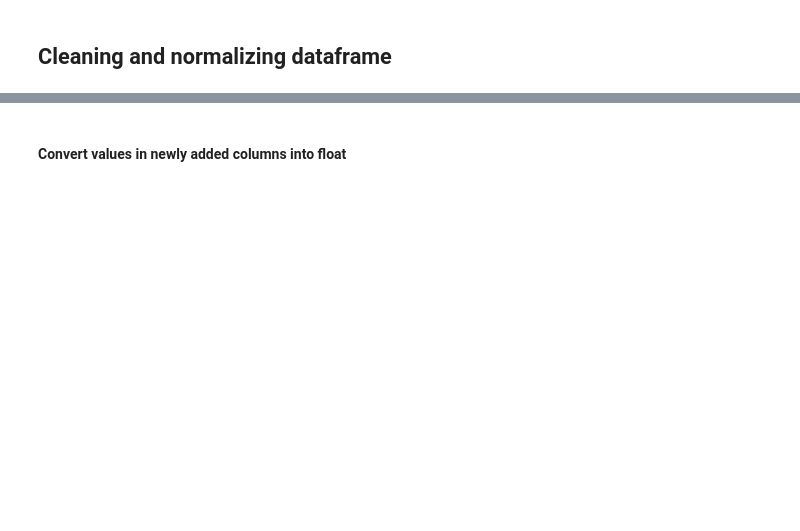
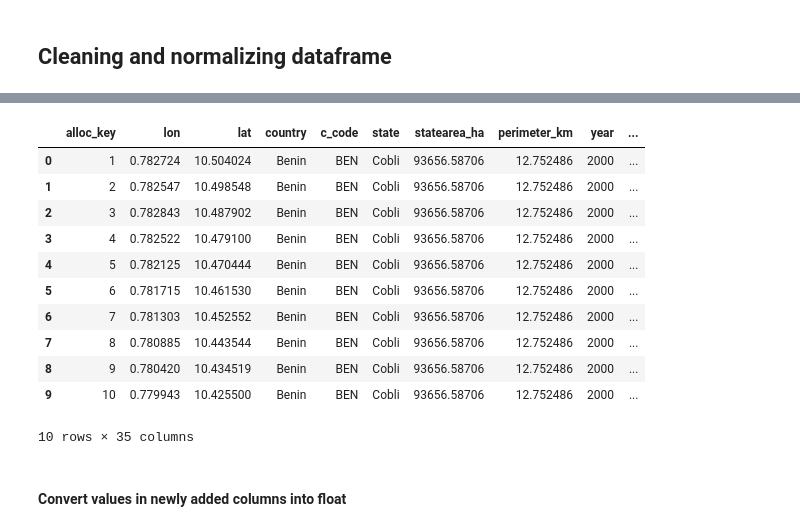
Before and after one commit to akorkovelos/agrodem, a Jupyter notebook: agrodem_preprocessing/Downscaling/Downscaling_prepping/FLAT prepping.ipynb, the cells around one changed output, grey strips where cells are left out. Saved outputs shown, nothing was run; the diff lists cells and outputs as text; code cells hidden in the pictures; blank space fills up the shorter version.

```diff
--- a/agrodem_preprocessing/Downscaling/Downscaling_prepping/FLAT prepping.ipynb
+++ b/agrodem_preprocessing/Downscaling/Downscaling_prepping/FLAT prepping.ipynb
@@ -113,7 +145,7 @@ df_osgb.to_file(os.path.join(path,"{c}.shp".format(c="Ben_Maize_2018_admin2_new"
 ## Extracting raster input to csv
 # %%
 #raster_path = r"N:\Agrodem\Downscaling\Input_Data\rasters"
-raster_path = r"C:\Oluchi\Downscaling\Input_Data\raster"
+raster_path = r"C:\Oluchi\Downscaling\Input_Data\raster_new"
 raster_files =[]
 #csvoutpath = r"N:\Agrodem\Downscaling\Output_Data\FLAT_input\1km_Rice"
 csvoutpath = r"C:\Oluchi\Downscaling\Output_Data\FLAT_Input\1km_Maize"
@@ -125,7 +157,7 @@ for i in os.listdir(raster_path):
         raster_files.append(i)
 
 #shp_filename = r"N:\Agrodem\Downscaling\Output_Data\FAO_AgroMap_Crops\shapefiles\Moz_Rice_Harv_2000_admin2_1km.shp"
-shp_filename = r"C:\Benin\agrodem_preprocessing\Downscaling\Output_Data\Ben_Maize_2018_admin2_new.shp"
+shp_filename = r'C:\Github\agrodem\agrodem_preprocessing\Downscaling\Downscaling_prepping\Ben_Maize_Harv_2000_admin2_1km_new.shp'
 print ("Extracting raster values to points...")
 
 for i in raster_files:
@@ -149,8 +181,7 @@ for i in raster_files:
         px = int((mx - gt[0]) / gt[1]) #x pixel
         py = int((my - gt[3]) / gt[5]) #y pixel
 
-
-        intval=rb.ReadAsArray()
+        intval=rb.ReadAsArray(px,py,1,1)
         li_values.append([feat_id, intval[0]])
 
     print ("Writing " + i + " values to csv...")
@@ -165,12 +214,12 @@ for i in raster_files:
 
 #path = r"N:\Agrodem\Downscaling\Output_Data\FAO_AgroMap_Crops"
 path = r"C:\Benin\agrodem_preprocessing\Downscaling\Output_Data"
-name_of_file = "Ben_Maize_Harv_2000_admin2_1km.csv"
+name_of_file = "Ben_Maize_Harv_2000_admin2_1km_new.csv"
 
 flat_input = pd.read_csv(path + "\\" + name_of_file)
 # %%
-csvoutpath = r"N:\Agrodem\Downscaling\Output_Data\FLAT_input\1km_Rice"
-
+#csvoutpath = r"N:\Agrodem\Downscaling\Output_Data\FLAT_input\1km_Rice"
+csvoutpath = r"C:\Oluchi\Downscaling\Output_Data\FLAT_Input\1km_Maize"
 csv_files = []
 
 print ("Reading csv files...")
@@ -196,3 +271,19 @@ flat_input.columns
+# %%
+
+flat_input.head(10)
+# %% [output]
+|  | alloc_key | lon | lat | country | c_code | state | statearea_ha | perimeter_km | year | ... |
+| 0 | 1 | 0.782724 | 10.504024 | Benin | BEN | Cobli | 93656.58706 | 12.752486 | 2000 | ... |
+| 1 | 2 | 0.782547 | 10.498548 | Benin | BEN | Cobli | 93656.58706 | 12.752486 | 2000 | ... |
+| 2 | 3 | 0.782843 | 10.487902 | Benin | BEN | Cobli | 93656.58706 | 12.752486 | 2000 | ... |
+| 3 | 4 | 0.782522 | 10.479100 | Benin | BEN | Cobli | 93656.58706 | 12.752486 | 2000 | ... |
+| 4 | 5 | 0.782125 | 10.470444 | Benin | BEN | Cobli | 93656.58706 | 12.752486 | 2000 | ... |
+| 5 | 6 | 0.781715 | 10.461530 | Benin | BEN | Cobli | 93656.58706 | 12.752486 | 2000 | ... |
+| 6 | 7 | 0.781303 | 10.452552 | Benin | BEN | Cobli | 93656.58706 | 12.752486 | 2000 | ... |
+| 7 | 8 | 0.780885 | 10.443544 | Benin | BEN | Cobli | 93656.58706 | 12.752486 | 2000 | ... |
+| 8 | 9 | 0.780420 | 10.434519 | Benin | BEN | Cobli | 93656.58706 | 12.752486 | 2000 | ... |
+| 9 | 10 | 0.779943 | 10.425500 | Benin | BEN | Cobli | 93656.58706 | 12.752486 | 2000 | ... |
+10 rows × 35 columns
 # %%
 #Delete geometry column
 flat_input = flat_input.drop(["geometry"], axis=1)
```
Also changed, not shown: parts of 28 cells of this notebook.
